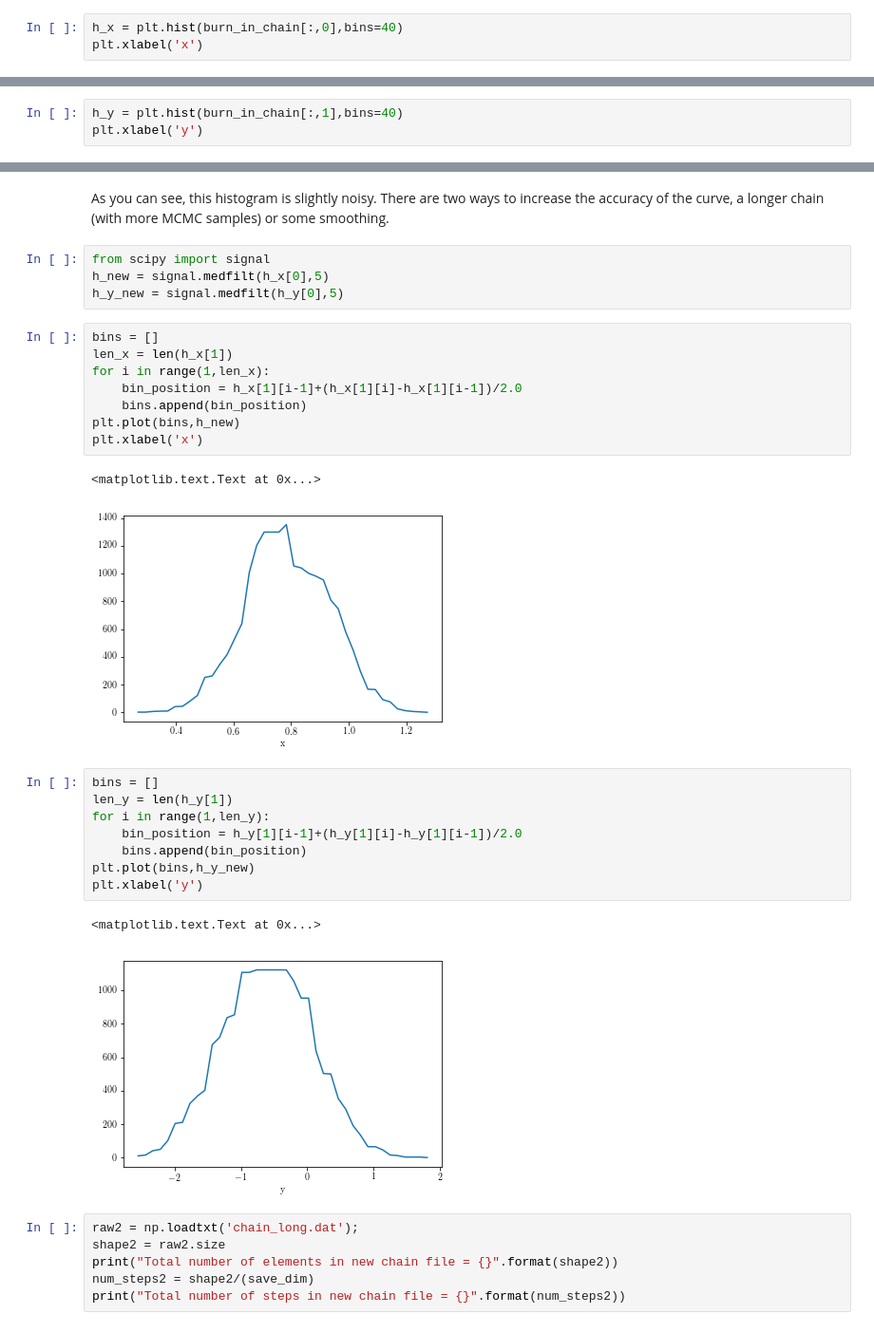
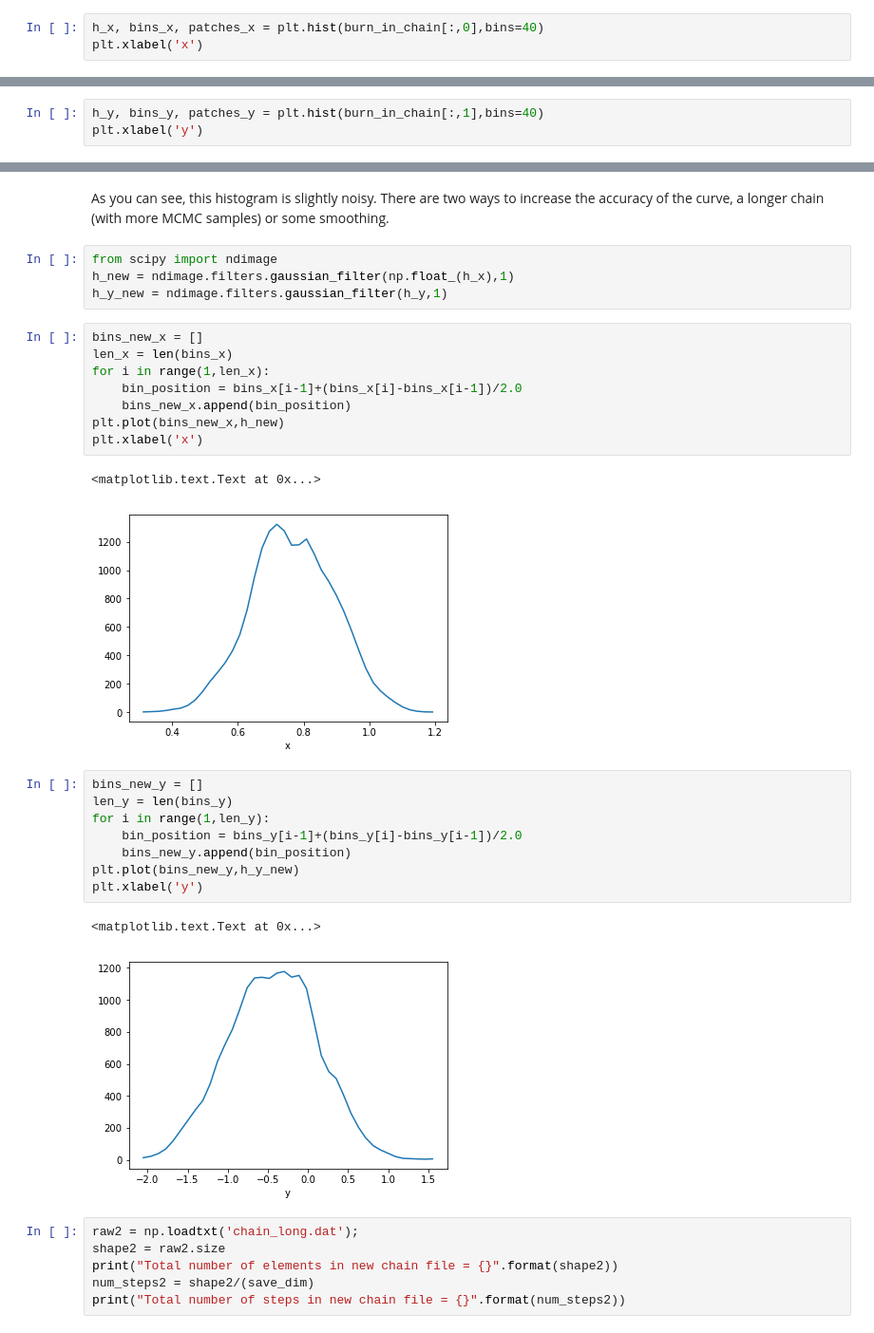
Before and after one commit to dparkins/MCMC-chain-analysis, a Jupyter notebook: MCMC_chain_analysis.ipynb, the cells around one changed output, grey strips where cells are left out. Shown: that part at 95% size. Cells and saved outputs as stored; diff of their text form.

```diff
--- a/MCMC_chain_analysis.ipynb
+++ b/MCMC_chain_analysis.ipynb
@@ -110,45 +110,45 @@ These error values are much closer to the input values of errors, which are 0.12
 # %% [markdown]
 The distribution of chain elements gives us the distribution of probabilities associated with each parameter. So we can histogram the chain
 # %%
-h_x = plt.hist(burn_in_chain[:,0],bins=40)
+h_x, bins_x, patches_x = plt.hist(burn_in_chain[:,0],bins=40)
 plt.xlabel('x')
 # %% [output]
 <matplotlib.text.Text at 0x...>
 [figure]
 # %%
-h_y = plt.hist(burn_in_chain[:,1],bins=40)
+h_y, bins_y, patches_y = plt.hist(burn_in_chain[:,1],bins=40)
 plt.xlabel('y')
 # %% [output]
 <matplotlib.text.Text at 0x...>
 [figure]
 # %% [markdown]
 As you can see, this histogram is slightly noisy. There are two ways to increase the accuracy of the curve, a longer chain (with more MCMC samples) or some smoothing.
-# %%
-from scipy import signal
-h_new = signal.medfilt(h_x[0],5)
-h_y_new = signal.medfilt(h_y[0],5)
+# %%
+from scipy import ndimage
+h_new = ndimage.filters.gaussian_filter(np.float_(h_x),1)
+h_y_new = ndimage.filters.gaussian_filter(h_y,1)
 # %%
-bins = []
-len_x = len(h_x[1])
+bins_new_x = []
+len_x = len(bins_x)
 for i in range(1,len_x):
-    bin_position = h_x[1][i-1]+(h_x[1][i]-h_x[1][i-1])/2.0
-    bins.append(bin_position)
-plt.plot(bins,h_new)
+    bin_position = bins_x[i-1]+(bins_x[i]-bins_x[i-1])/2.0
+    bins_new_x.append(bin_position)
+plt.plot(bins_new_x,h_new)
 plt.xlabel('x')
 # %% [output]
 <matplotlib.text.Text at 0x...>
-[figure, old version]
+[figure, new version]
 # %%
-bins = []
-len_y = len(h_y[1])
+bins_new_y = []
+len_y = len(bins_y)
 for i in range(1,len_y):
-    bin_position = h_y[1][i-1]+(h_y[1][i]-h_y[1][i-1])/2.0
-    bins.append(bin_position)
-plt.plot(bins,h_y_new)
+    bin_position = bins_y[i-1]+(bins_y[i]-bins_y[i-1])/2.0
+    bins_new_y.append(bin_position)
+plt.plot(bins_new_y,h_y_new)
 plt.xlabel('y')
 # %% [output]
 <matplotlib.text.Text at 0x...>
-[figure, old version]
+[figure, new version]
 # %%
 raw2 = np.loadtxt('chain_long.dat');
 shape2 = raw2.size
```
Also changed, not shown: parts of 9 cells of this notebook.
